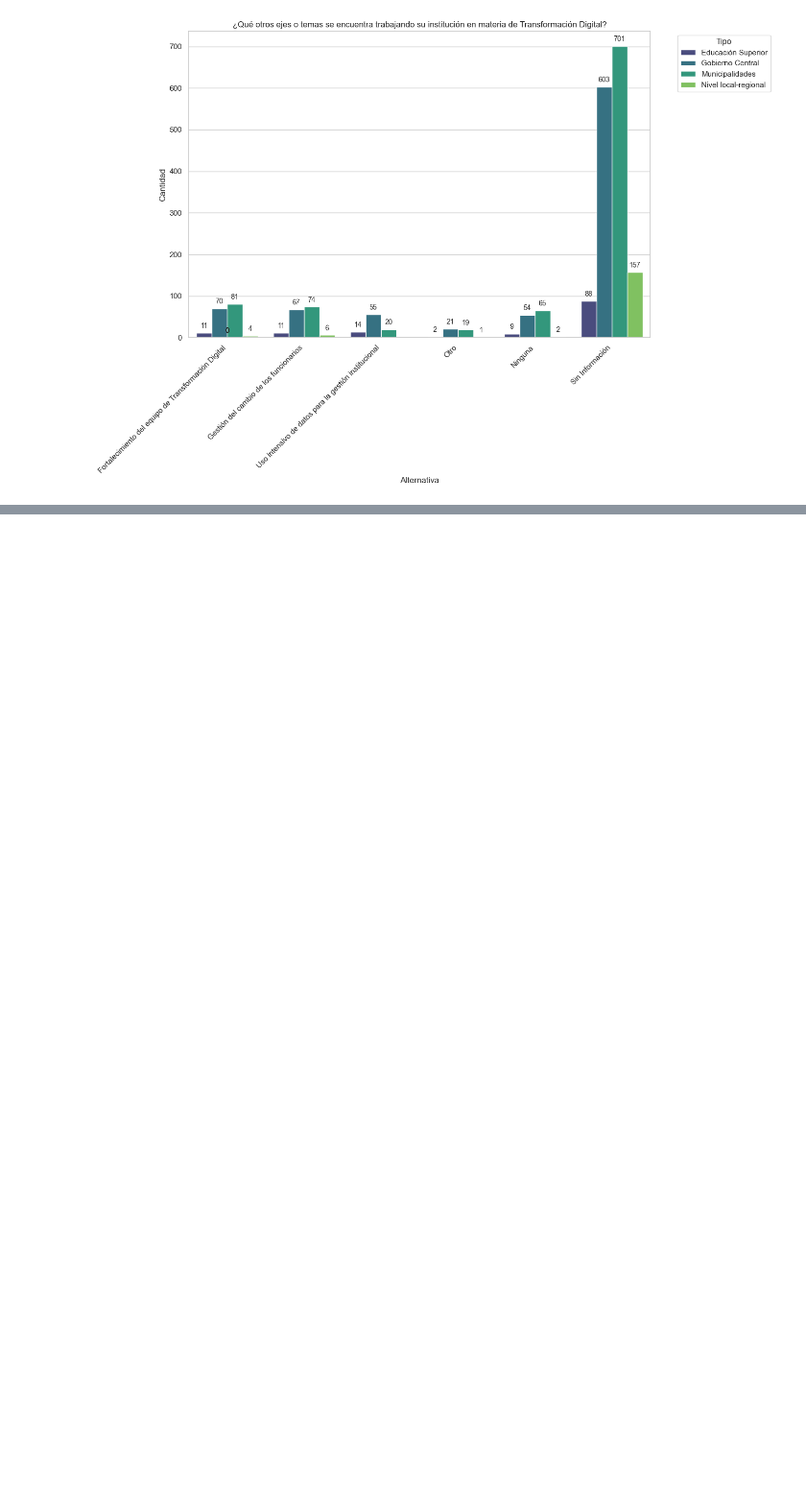
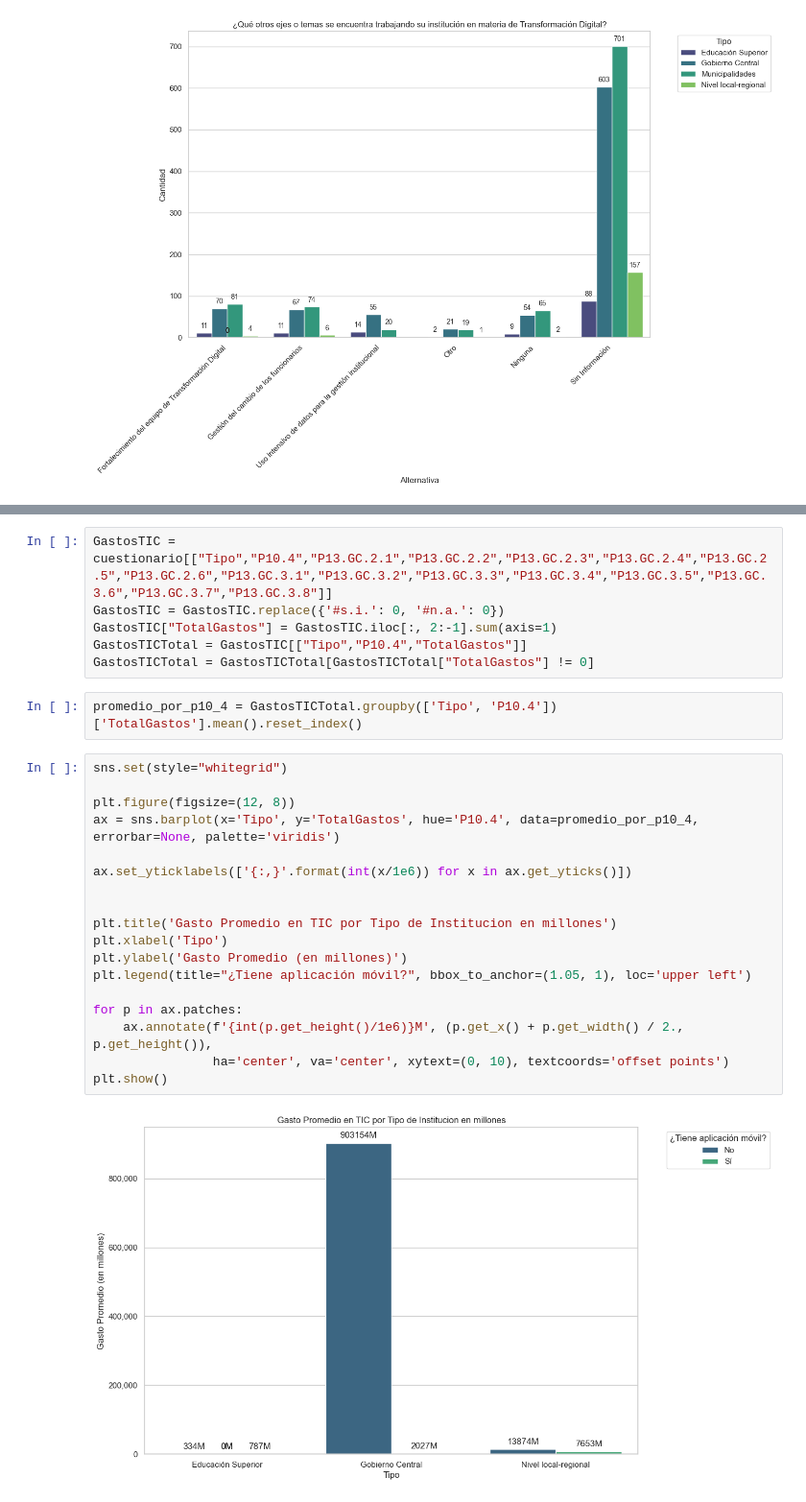
Before and after one commit to alejoGonc/EGD-CameronPartners, a Jupyter notebook: main.ipynb, the cells around one changed output, grey strips where cells are left out. Shown at 96% size. Drawn from its saved outputs; the diff is of its cells as text; blank space fills up the shorter version.

```diff
--- a/main.ipynb
+++ b/main.ipynb
@@ -1045,0 +1076,28 @@ plt.show()
+# %%
+GastosTIC = cuestionario[["Tipo","P10.4","P13.GC.2.1","P13.GC.2.2","P13.GC.2.3","P13.GC.2.4","P13.GC.2.5","P13.GC.2.6","P13.GC.3.1","P13.GC.3.2","P13.GC.3.3","P13.GC.3.4","P13.GC.3.5","P13.GC.3.6","P13.GC.3.7","P13.GC.3.8"]]
+GastosTIC = GastosTIC.replace({'#s.i.': 0, '#n.a.': 0})
+GastosTIC["TotalGastos"] = GastosTIC.iloc[:, 2:-1].sum(axis=1)
+GastosTICTotal = GastosTIC[["Tipo","P10.4","TotalGastos"]]
+GastosTICTotal = GastosTICTotal[GastosTICTotal["TotalGastos"] != 0]
+# %%
+promedio_por_p10_4 = GastosTICTotal.groupby(['Tipo', 'P10.4'])['TotalGastos'].mean().reset_index()
+# %%
+sns.set(style="whitegrid")
+
+plt.figure(figsize=(12, 8))
+ax = sns.barplot(x='Tipo', y='TotalGastos', hue='P10.4', data=promedio_por_p10_4, errorbar=None, palette='viridis')
+
+ax.set_yticklabels(['{:,}'.format(int(x/1e6)) for x in ax.get_yticks()])
+
+
+plt.title('Gasto Promedio en TIC por Tipo de Institucion en millones')
+plt.xlabel('Tipo')
+plt.ylabel('Gasto Promedio (en millones)')
+plt.legend(title="¿Tiene aplicación móvil?", bbox_to_anchor=(1.05, 1), loc='upper left')
+
+for p in ax.patches:
+    ax.annotate(f'{int(p.get_height()/1e6)}M', (p.get_x() + p.get_width() / 2., p.get_height()),
+                ha='center', va='center', xytext=(0, 10), textcoords='offset points')
+plt.show()
+# %% [output]
+[figure, added]
```
Also changed, not shown: parts of 6 cells of this notebook.
